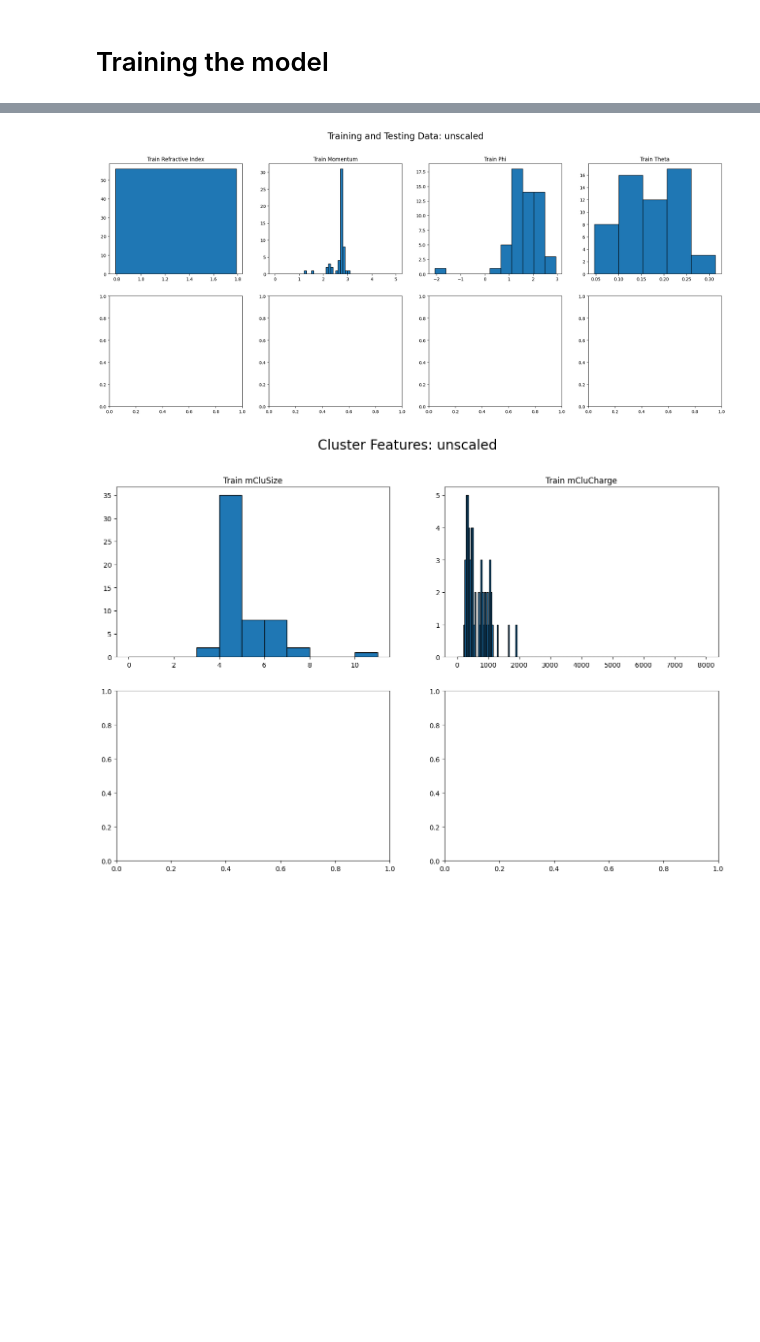
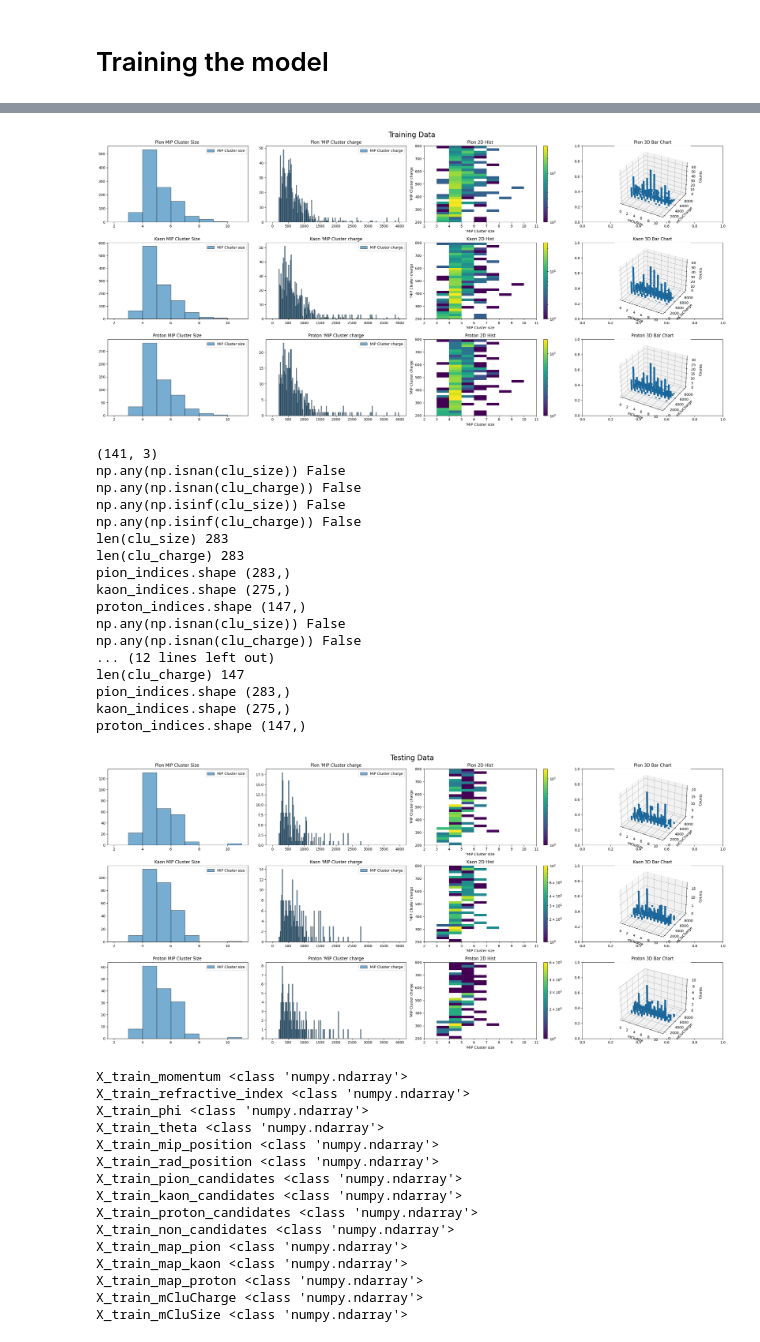
Before and after one commit to eflatlan/CNN_PID, a Jupyter notebook: Segmentation_HMPID.ipynb, the cells around one changed output, grey strips where cells are left out. Drawn from its saved outputs; the diff is of its cells as text; code cells hidden in the pictures; blank space fills up the shorter version.

Commit message:
all plottig logic is fine ; add Ckov segmentation on figures ?

```diff
--- a/Segmentation_HMPID.ipynb
+++ b/Segmentation_HMPID.ipynb
@@ -2039,7 +2039,7 @@ def plot_hist(X_train=None, X_test=None, y_train = None, y_test = None, descript
 
           try:
 
-              fig, axs = plt.subplots(3, 4, figsize=(25, ø12))
+              fig, axs = plt.subplots(3, 4, figsize=(25, 12))
               fig.suptitle(f"{title}", fontsize=20)
 
               # Separate data based on y-labels
@@ -2081,13 +2081,13 @@ def plot_hist(X_train=None, X_test=None, y_train = None, y_test = None, descript
 
 
                   # 1D histograms
-                  axs[idx, 0].hist(clu_size, bins=11, range=(0, 11), edgecolor='black', alpha=0.6, label='MIP Cluster size')
+                  axs[idx, 0].hist(clu_size, bins=9, range=(2, 11), edgecolor='black', alpha=0.6, label='MIP Cluster size')
                   axs[idx, 0].legend()
                   axs[idx, 0].set_title(f"{particle} MIP Cluster Size ")
 
 
                   # 1D histograms
-                  axs[idx, 1].hist(clu_charge, bins=200, range=(0, 8000), edgecolor='black', alpha=0.6, label='MIP Cluster charge')
+                  axs[idx, 1].hist(clu_charge, bins=200, range=(0, 4000), edgecolor='black', alpha=0.6, label='MIP Cluster charge')
                   axs[idx, 1].legend()
                   axs[idx, 1].set_title(f"{particle} 'MIP Cluster charge")
 
@@ -2099,17 +2099,20 @@ def plot_hist(X_train=None, X_test=None, y_train = None, y_test = None, descript
                       gridx = np.linspace(min(clu_size), max(clu_size),11)
                       gridy = np.linspace(min(clu_charge), max(clu_charge),200)
                       try:
-                          h, xedges, yedges = np.histogram2d(clu_size, clu_charge, bins=[11, 200], range=[(0, 11), (0, 8000)])
+                          h, xedges, yedges = np.histogram2d(clu_size, clu_charge, bins=[9, 30], range=[(2, 11), (200, 800)])
                       except ValueError as ve:
                           print("Error unpacking histogram2d results:", ve)
                           results = np.histogram2d(clu_size, clu_charge, bins=[gridx, gridy])
                           print("Results returned from histogram2d:", results)
 
-
-                      axs[idx, 2].pcolormesh(xedges, yedges, h.T, cmap='viridis')
+                      norm = LogNorm()  # Define the logarithmic normalization
+                      im = axs[idx, 2].pcolormesh(xedges, yedges, h.T, cmap='viridis', norm=norm)
                       axs[idx, 2].set_title(f"{particle} 2D Hist")
                       axs[idx, 2].set_xlabel("'MIP Cluster size")
                       axs[idx, 2].set_ylabel("'MIP Cluster charge")
+                      #axs[idx, 2].set_yscale('log')
+
+                      plt.colorbar(im, ax=axs[idx, 2])  # Add colorbar with logarithmic scale
 
                   except Exception as e:
                       warnings.warn(f"plot_specialized_histograms failed histogram2d : {e}")
@@ -2176,17 +2179,6 @@ def plot_hist(X_train=None, X_test=None, y_train = None, y_test = None, descript
         fig1.suptitle(f"2D Maps and Projections: {description}", fontsize=20)
 
 
-
-
-        fig_pion, axs_pion = plt.subplots(2, 4, figsize=(16, 10))
-        fig_pion.suptitle(f"Pion Candidate Distributions: {description}", fontsize=20)
-
-
-        fig_kaon, axs_kaon = plt.subplots(2, 4, figsize=(16, 10))
-        fig_kaon.suptitle(f"Kaon Candidate Distributions: {description}", fontsize=20)
-
-        fig_proton, axs_proton = plt.subplots(2, 4, figsize=(16, 10))
-        fig_proton.suptitle(f"Proton Candidate Distributions: {description}", fontsize=20)
 
 
 
@@ -2336,2 +2330,34 @@ X_train_mCluSize <class 'numpy.ndarray'>
-[figure, old version]
+[figure, new version]
+(141, 3)
+np.any(np.isnan(clu_size)) False
+np.any(np.isnan(clu_charge)) False
+np.any(np.isinf(clu_size)) False
+np.any(np.isinf(clu_charge)) False
+len(clu_size) 283
+len(clu_charge) 283
+pion_indices.shape (283,)
+kaon_indices.shape (275,)
+proton_indices.shape (147,)
+np.any(np.isnan(clu_size)) False
+np.any(np.isnan(clu_charge)) False
+... (12 lines left out)
+len(clu_charge) 147
+pion_indices.shape (283,)
+kaon_indices.shape (275,)
+proton_indices.shape (147,)
-[figure, old version]
+[figure, new version]
+X_train_momentum <class 'numpy.ndarray'>
+X_train_refractive_index <class 'numpy.ndarray'>
+X_train_phi <class 'numpy.ndarray'>
+X_train_theta <class 'numpy.ndarray'>
+X_train_mip_position <class 'numpy.ndarray'>
+X_train_rad_position <class 'numpy.ndarray'>
+X_train_pion_candidates <class 'numpy.ndarray'>
+X_train_kaon_candidates <class 'numpy.ndarray'>
+X_train_proton_candidates <class 'numpy.ndarray'>
+X_train_non_candidates <class 'numpy.ndarray'>
+X_train_map_pion <class 'numpy.ndarray'>
+X_train_map_kaon <class 'numpy.ndarray'>
+X_train_map_proton <class 'numpy.ndarray'>
+X_train_mCluCharge <class 'numpy.ndarray'>
+X_train_mCluSize <class 'numpy.ndarray'>
```
Also changed, not shown: parts of 15 cells of this notebook.
